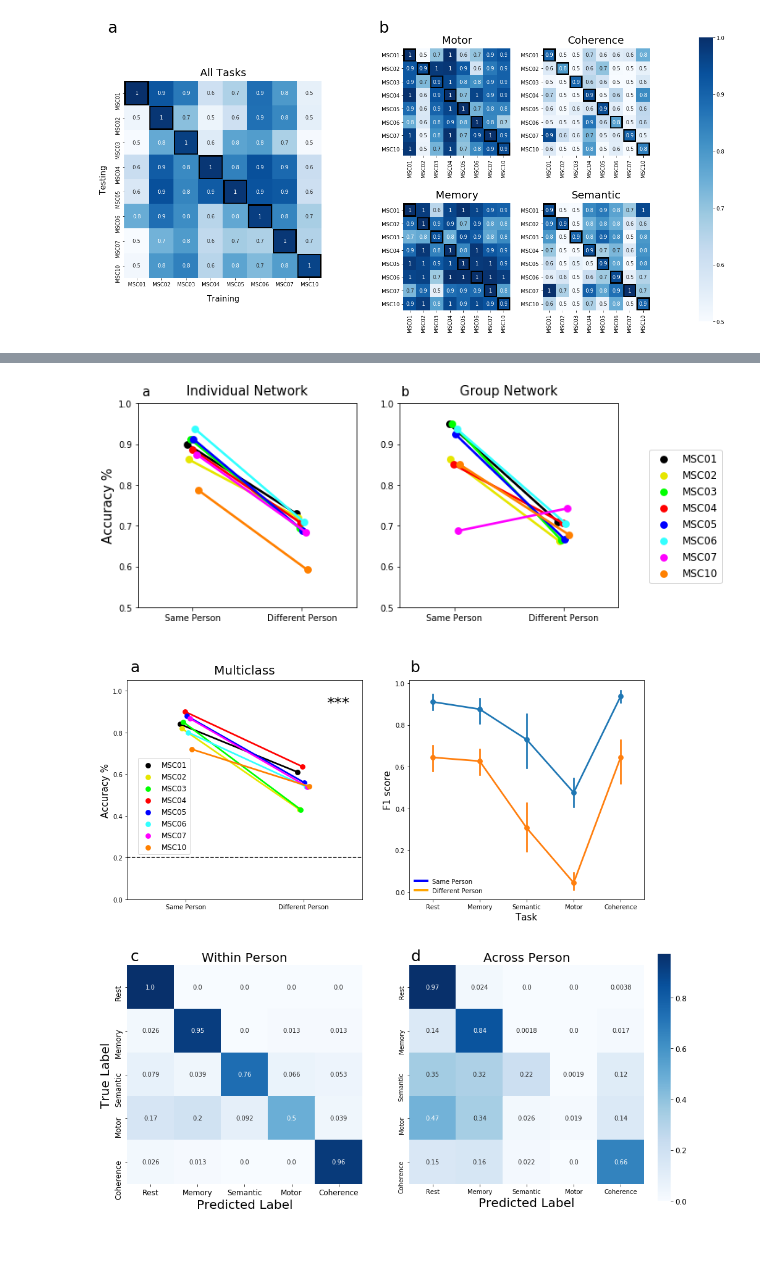
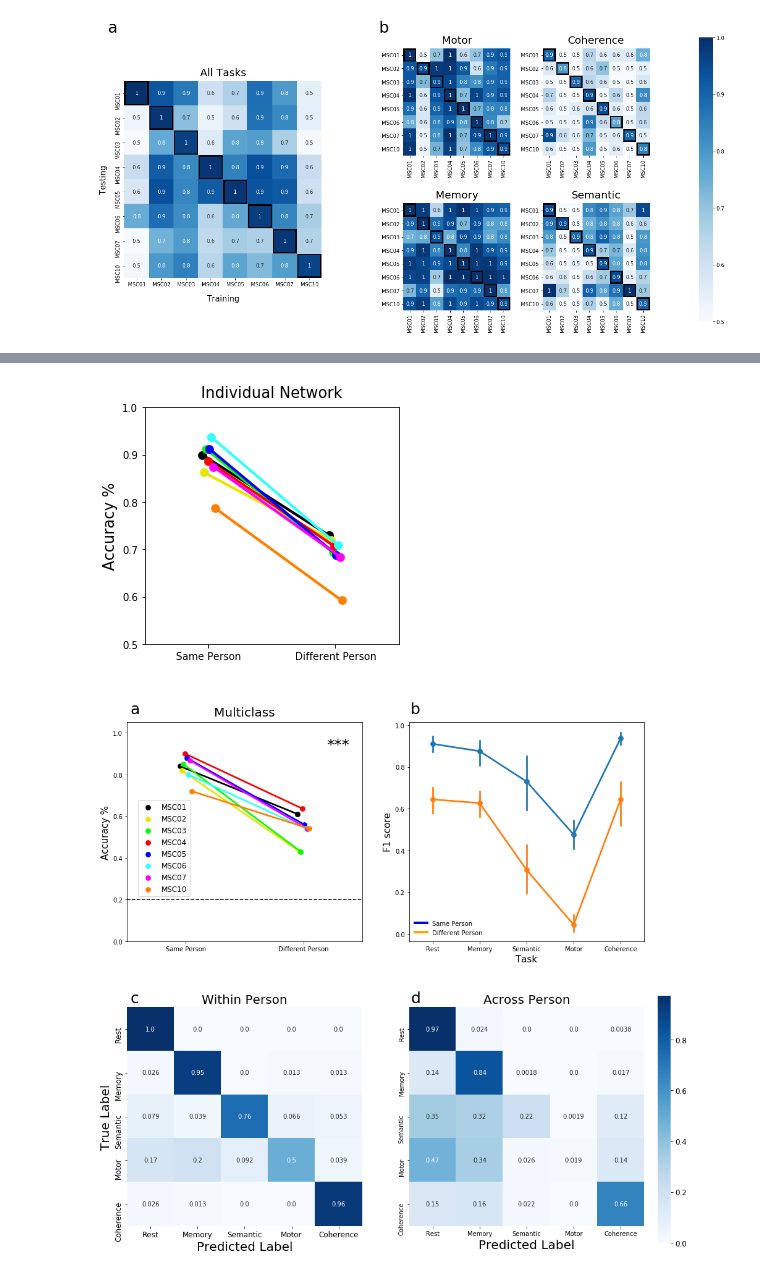
Before and after one commit to GrattonLab/MSC_Alexis, a Jupyter notebook: analysis/code/mL_rsfMRI/Figures/FinalFigures.ipynb, the cells around one changed output, grey strips where cells are left out. Drawn from its saved outputs; the diff is of its cells as text; code cells hidden in the pictures; blank space fills up the shorter version.

Commit message:
finalizing figs

```diff
--- a/analysis/code/mL_rsfMRI/Figures/FinalFigures.ipynb
+++ b/analysis/code/mL_rsfMRI/Figures/FinalFigures.ipynb
@@ -1725,30 +1703,32 @@ plt.savefig(thisDir+'output/FigsFinal/pcvarplots.png', bbox_inches='tight')
 # %%
 fig=plt.figure(figsize=(10,10), constrained_layout=True)
 plt.rcParams['figure.constrained_layout.use'] = True
 #Add grid spahttp://localhost:8888/notebooks/analysis/code/mL_rsfMRI/Figures/FinalFigures.ipynb#ce for subplots 2 rows by 2 columns
 gs = gridspec.GridSpec(nrows=2, ncols=2,wspace=.2,hspace=.3)
-fig.text(.13, .893, 'a',fontsize=15)
-fig.text(.55, .893, 'b',fontsize=15)
+#fig.text(.13, .893, 'a',fontsize=15)
+#fig.text(.55, .893, 'b',fontsize=15)
+"""
 ax1=fig.add_subplot(gs[0,1])
 ax=sns.pointplot(x="Analysis",y="acc", hue="train_sub", ax=ax1,ci=None, data=group, dodge=.1,order=['Same Person','Different Person'],color='r', palette=['1','2','3','4','5','6','7','10'])
 y=[.5,.6,.7,.8,.9,1.0]
 plt.yticks(y)
 plt.ylabel(" ", fontsize=15)
 ax.set_title('Group Network', fontsize=15, pad=10)
 plt.xlabel(' ')
 
 plt.legend(bbox_to_anchor=(1.5, .8),loc='upper right',fontsize='large')
+"""
 ax2=fig.add_subplot(gs[0,0])
-ax=sns.pointplot(x="Analysis",y="acc", hue="train_sub",ax=ax2,ci=None, data=ind, dodge=.1,order=['Same Person','Different Person'],color='r', palette=['1','2','3','4','5','6','7','10'])
+ax=sns.pointplot(x="Analysis",y="acc", hue="train_sub",ci=None, data=ind, dodge=.1,order=['Same Person','Different Person'],color='r', palette=['1','2','3','4','5','6','7','10'])
 ax.set_title('Individual Network', fontsize=15, pad=10)
 y=[.5,.6,.7,.8,.9,1.0]
 plt.yticks(y)
 plt.ylabel("Accuracy %", fontsize=15)
 plt.xlabel(' ')
 ax.legend_.remove()
-plt.savefig(thisDir+'output/FigsFinal/indGroupNet_Plot.png', bbox_inches='tight')
+plt.savefig(thisDir+'output/FigsFinal/indNet_Plot.png', bbox_inches='tight')
 # %% [output]
-[figure, old version]
+[figure, new version]
 # %%
 SS_legend_elements = [Line2D([0], [0], color='blue', lw=4, label='Same Person'),Line2D([0], [0], color='orange', lw=4, label='Different Person')]
 
```
Also changed, not shown: parts of 5 cells of this notebook, 9 other files.
